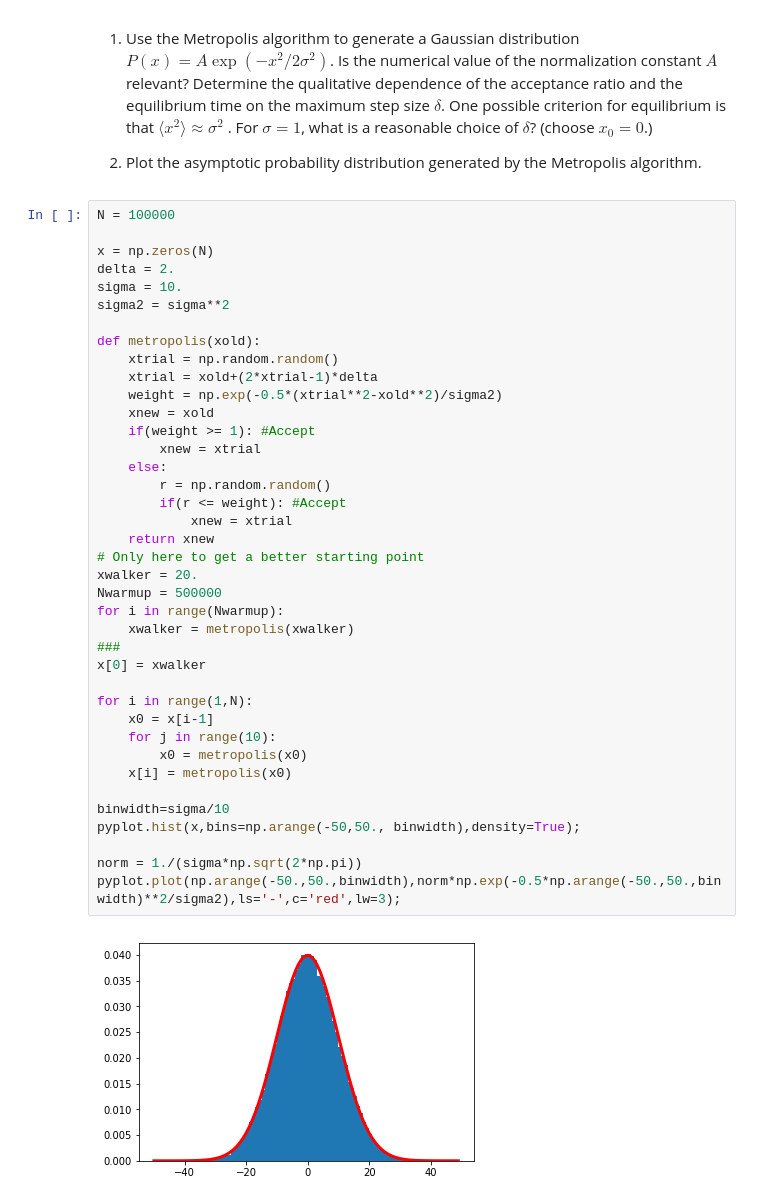
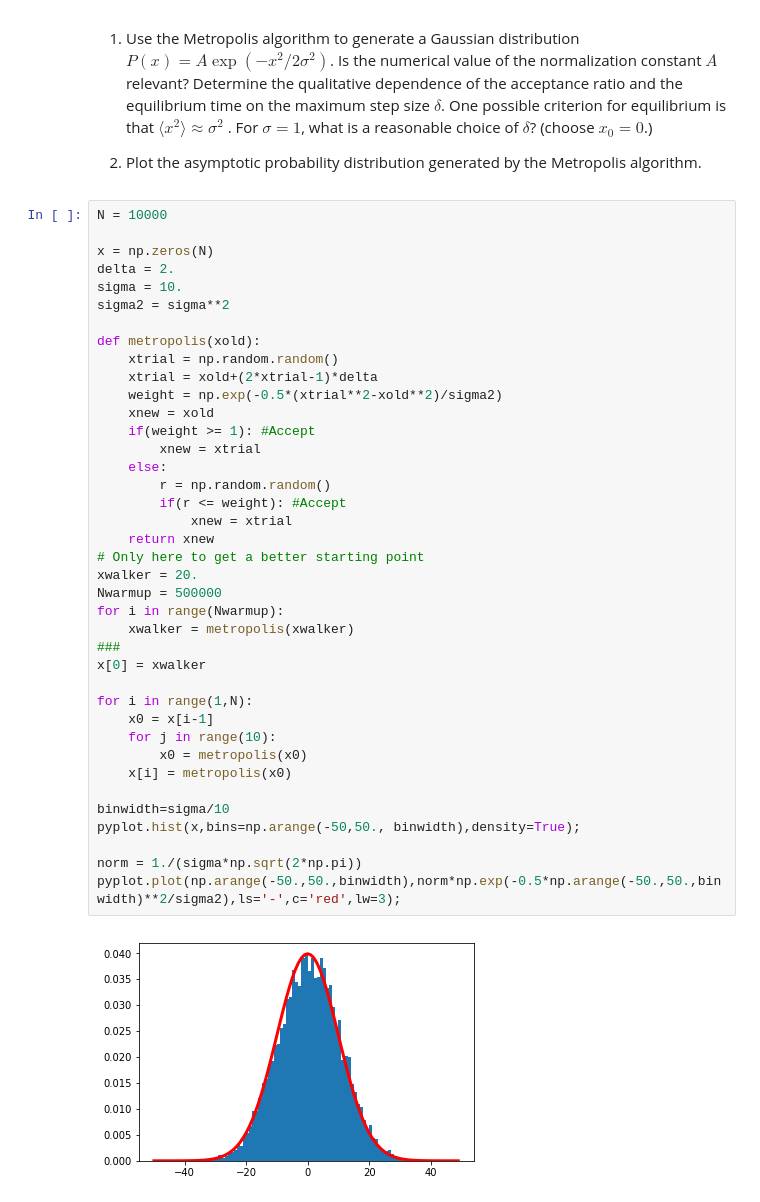
Before and after one commit to tkelley3/GradCompPhys, a Jupyter notebook: Python/RandomDistributions.ipynb, the cells around one changed output. Cells and saved outputs as stored; diff of their text form.

```diff
--- a/Python/RandomDistributions.ipynb
+++ b/Python/RandomDistributions.ipynb
@@ -163,7 +163,7 @@ random walk at the point where $P(x)$ is maximum.
 2.  Plot the asymptotic probability distribution generated by the
     Metropolis algorithm.
 # %%
-N = 100000
+N = 10000
 
 x = np.zeros(N)
 delta = 2.
@@ -175,31 +175,31 @@ def metropolis(xold):
     xtrial = xold+(2*xtrial-1)*delta
     weight = np.exp(-0.5*(xtrial**2-xold**2)/sigma2)
     xnew = xold
     if(weight >= 1): #Accept
         xnew = xtrial
     else:
         r = np.random.random()
         if(r <= weight): #Accept
             xnew = xtrial
     return xnew
 # Only here to get a better starting point
 xwalker = 20.
 Nwarmup = 500000
 for i in range(Nwarmup):
     xwalker = metropolis(xwalker)
 ###
 x[0] = xwalker
 
 for i in range(1,N):
     x0 = x[i-1]
     for j in range(10):
         x0 = metropolis(x0)
     x[i] = metropolis(x0)
 
 binwidth=sigma/10
 pyplot.hist(x,bins=np.arange(-50,50., binwidth),density=True);
 
 norm = 1./(sigma*np.sqrt(2*np.pi))
 pyplot.plot(np.arange(-50.,50.,binwidth),norm*np.exp(-0.5*np.arange(-50.,50.,binwidth)**2/sigma2),ls='-',c='red',lw=3);
 # %% [output]
-[figure, old version]
+[figure, new version]
```
Also changed, not shown: parts of 1 cell of this notebook, 7 other files.
